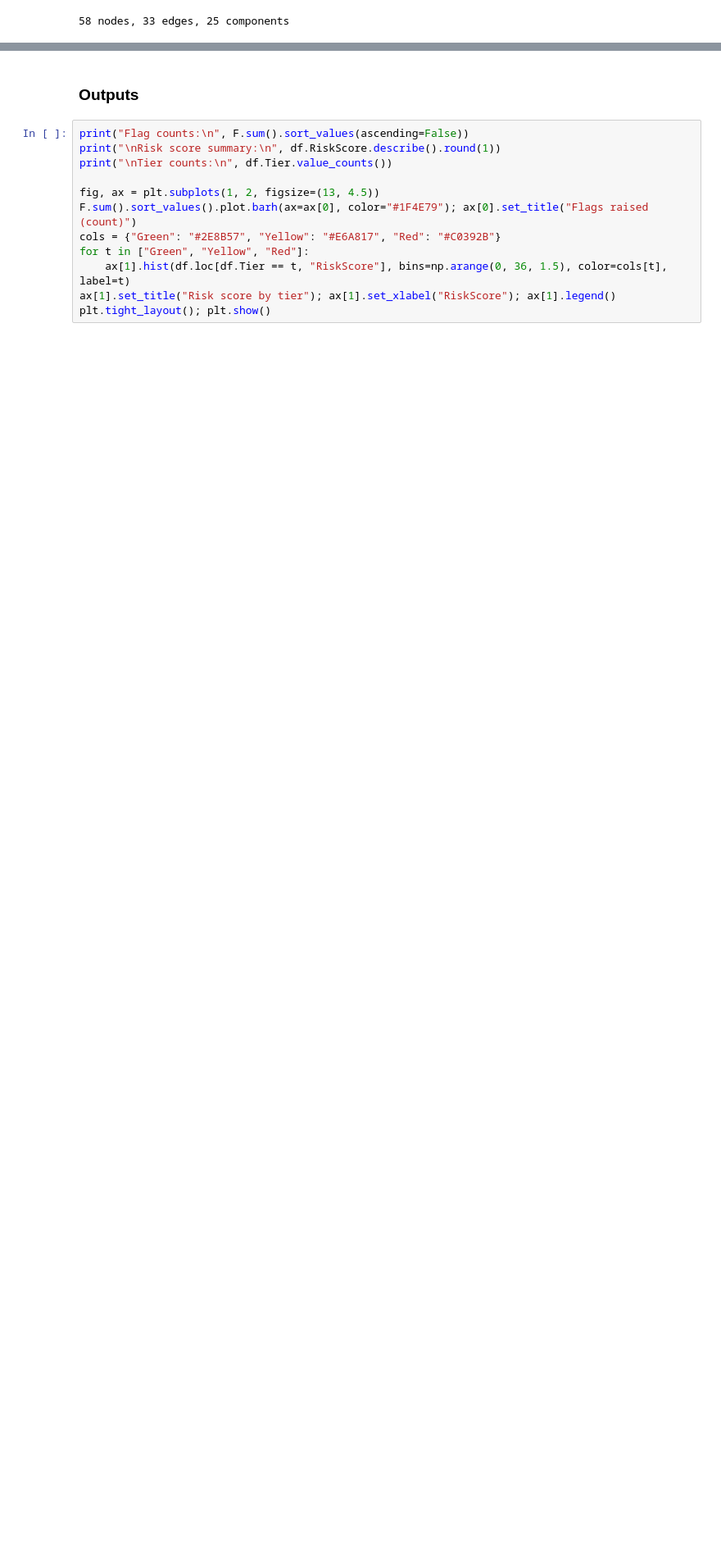
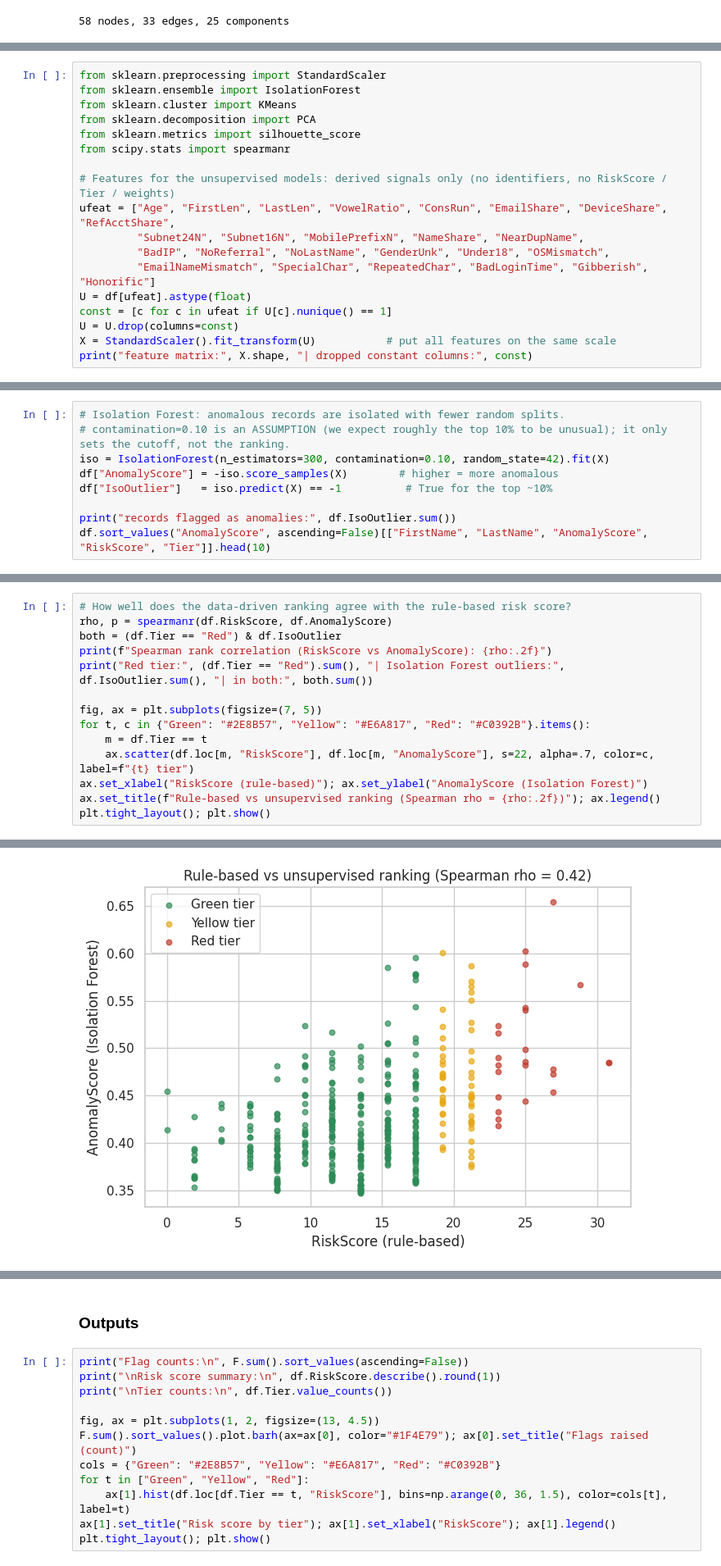
Before and after one commit to DLiu7/FraudGuard, a Jupyter notebook: PromoGuard_Stage1_Notebook.ipynb, the cells around one changed output, grey strips where cells are left out. Shown at 82% size. Drawn from its saved outputs; the diff is of its cells as text; blank space fills up the shorter version.

Commit message:
Implement Unsupervised Learning

```diff
--- a/PromoGuard_Stage1_Notebook.ipynb
+++ b/PromoGuard_Stage1_Notebook.ipynb
@@ -642,0 +650,18 @@ print(len(G), "nodes,", G.number_of_edges(), "edges,", nx.number_connected_compo
+# %%
+from sklearn.preprocessing import StandardScaler
+from sklearn.ensemble import IsolationForest
+from sklearn.cluster import KMeans
+from sklearn.decomposition import PCA
+from sklearn.metrics import silhouette_score
+from scipy.stats import spearmanr
+
+# Features for the unsupervised models: derived signals only (no identifiers, no RiskScore / Tier / weights)
+ufeat = ["Age", "FirstLen", "LastLen", "VowelRatio", "ConsRun", "EmailShare", "DeviceShare", "RefAcctShare",
+         "Subnet24N", "Subnet16N", "MobilePrefixN", "NameShare", "NearDupName",
+         "BadIP", "NoReferral", "NoLastName", "GenderUnk", "Under18", "OSMismatch",
+         "EmailNameMismatch", "SpecialChar", "RepeatedChar", "BadLoginTime", "Gibberish", "Honorific"]
+U = df[ufeat].astype(float)
+const = [c for c in ufeat if U[c].nunique() == 1]
+U = U.drop(columns=const)
+X = StandardScaler().fit_transform(U)           # put all features on the same scale
+print("feature matrix:", X.shape, "| dropped constant columns:", const)
@@ -642,0 +672,9 @@ print(len(G), "nodes,", G.number_of_edges(), "edges,", nx.number_connected_compo
+# %%
+# Isolation Forest: anomalous records are isolated with fewer random splits.
+# contamination=0.10 is an ASSUMPTION (we expect roughly the top 10% to be unusual); it only sets the cutoff, not the ranking.
+iso = IsolationForest(n_estimators=300, contamination=0.10, random_state=42).fit(X)
+df["AnomalyScore"] = -iso.score_samples(X)        # higher = more anomalous
+df["IsoOutlier"]   = iso.predict(X) == -1          # True for the top ~10%
+
+print("records flagged as anomalies:", df.IsoOutlier.sum())
+df.sort_values("AnomalyScore", ascending=False)[["FirstName", "LastName", "AnomalyScore", "RiskScore", "Tier"]].head(10)
@@ -642,0 +694,15 @@ print(len(G), "nodes,", G.number_of_edges(), "edges,", nx.number_connected_compo
+# %%
+# How well does the data-driven ranking agree with the rule-based risk score?
+rho, p = spearmanr(df.RiskScore, df.AnomalyScore)
+both = (df.Tier == "Red") & df.IsoOutlier
+print(f"Spearman rank correlation (RiskScore vs AnomalyScore): {rho:.2f}")
+print("Red tier:", (df.Tier == "Red").sum(), "| Isolation Forest outliers:", df.IsoOutlier.sum(), "| in both:", both.sum())
+
+fig, ax = plt.subplots(figsize=(7, 5))
+for t, c in {"Green": "#2E8B57", "Yellow": "#E6A817", "Red": "#C0392B"}.items():
+    m = df.Tier == t
+    ax.scatter(df.loc[m, "RiskScore"], df.loc[m, "AnomalyScore"], s=22, alpha=.7, color=c, label=f"{t} tier")
+ax.set_xlabel("RiskScore (rule-based)"); ax.set_ylabel("AnomalyScore (Isolation Forest)")
+ax.set_title(f"Rule-based vs unsupervised ranking (Spearman rho = {rho:.2f})"); ax.legend()
+plt.tight_layout(); plt.show()
+# %% [output]
@@ -642,0 +711 @@ print(len(G), "nodes,", G.number_of_edges(), "edges,", nx.number_connected_compo
+[figure, added]
```
Also changed, not shown: parts of 12 cells of this notebook, 1 other file.
